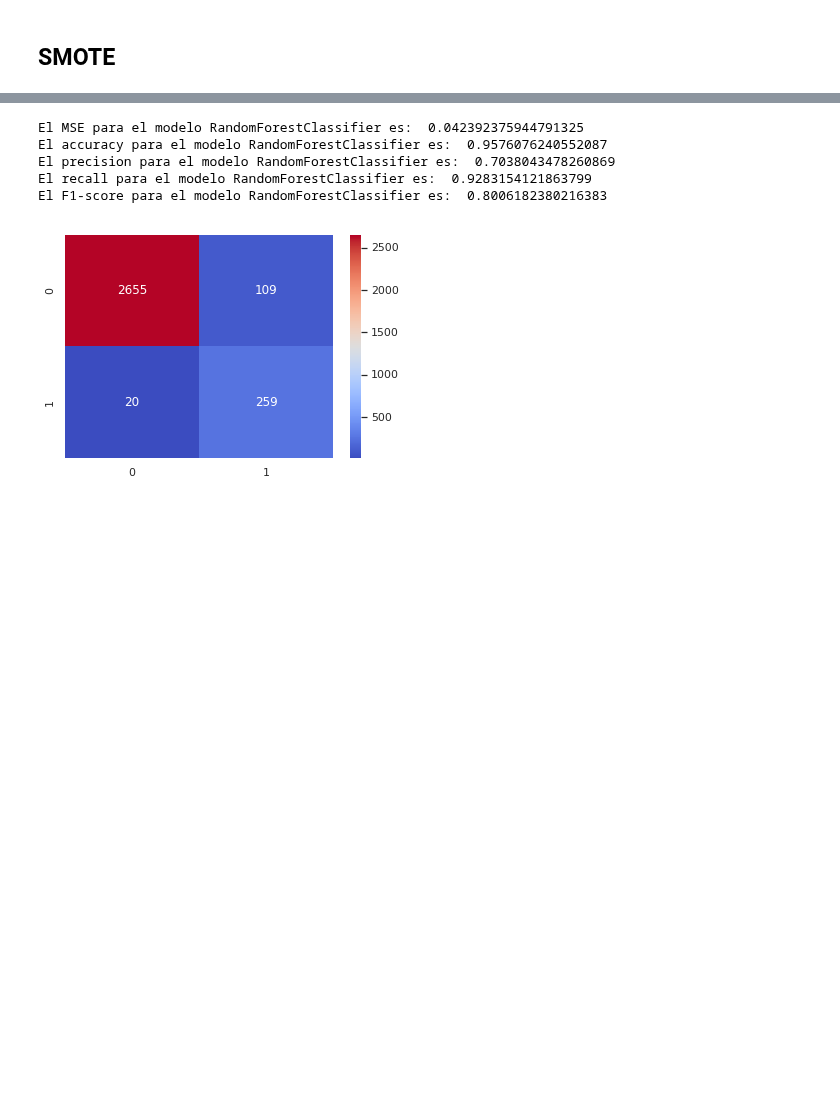
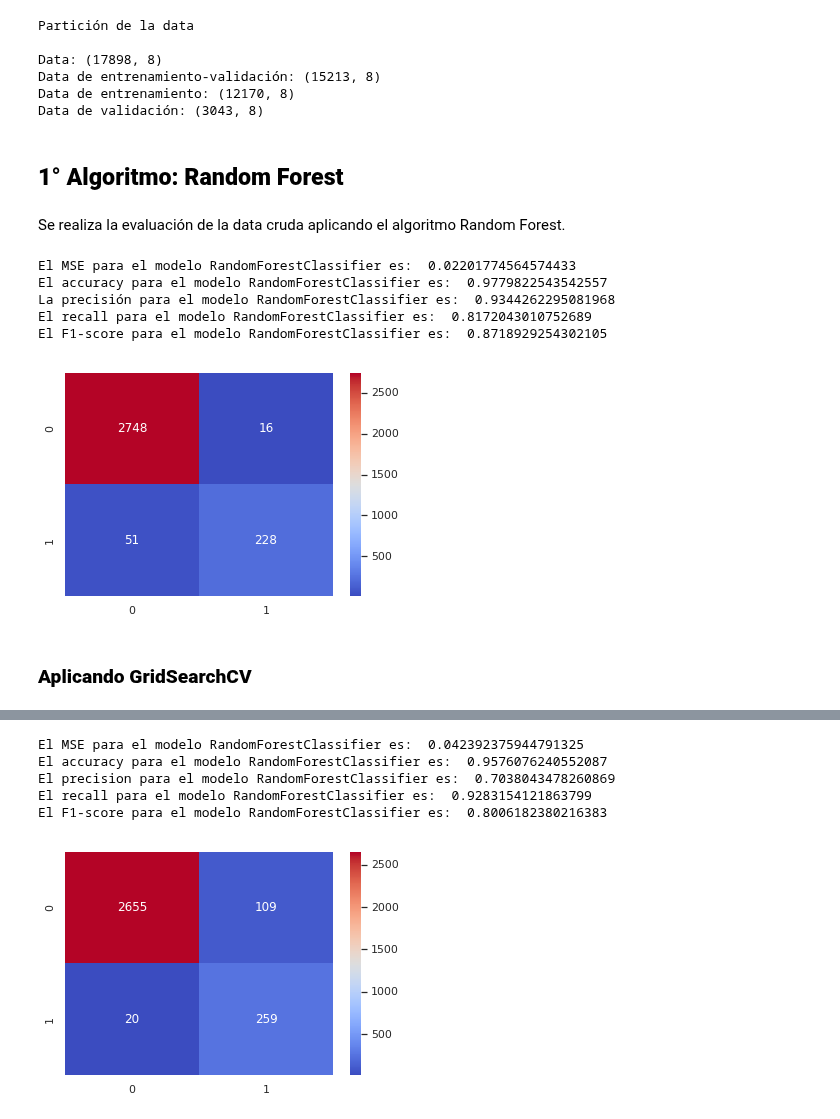
Before and after one commit to MrCycler/ML_PULSAR_CLASSIFICATION_PROJECT, a Jupyter notebook: APLICACION DE ALGORITMOS/Prueba_DataCruda.ipynb, the cells around one changed output, grey strips where cells are left out. Drawn from its saved outputs; the diff is of its cells as text; code cells hidden in the pictures; blank space fills up the shorter version.

Commit message:
Análisis de Data cruda aplicando Grid Search

```diff
--- a/APLICACION DE ALGORITMOS/Prueba_DataCruda.ipynb
+++ b/APLICACION DE ALGORITMOS/Prueba_DataCruda.ipynb
@@ -25,6 +20,7 @@ sns.set()
 try:
   #Caso en que se este usando jupyter notebooks
   data_pulsar = pd.read_csv('HTRU_2_con_header.csv')
+  head = ['mean_IP', 'std_IP','kurt_IP','skew_IP','mean_DM', 'std_DM','kurt_DM','skew_DM','is_pulsar']
 except:
   #Caso en que se use colab, cambiar directorio de acuerdo al drive
   dir_str ='drive/My Drive/CURSOS - MAESTRIA/APRENDIZAJE AUTOMÁTICO/MACHINE LEARNING - PROYECTO/ML_PULSAR_CLASSIFICATION_PROJECT/PREPROCESAMIENTO DE DATA/HTRU_2_sin_header.csv'
@@ -43,3 +48,17 @@ y = data_pulsar["is_pulsar"]
 
 X_trainval, X_test, y_trainval, y_test = train_test_split(X, y, test_size=0.15, random_state=0) #random_state = 0, para mantener la particion
 X_train, X_val, y_train, y_val = train_test_split(X_trainval, y_trainval, test_size=0.2, random_state=0)
+
+print("Partición de la data")
+print()
+print("Data:",X.shape)
+print("Data de entrenamiento-validación:",X_trainval.shape)
+print("Data de entrenamiento:",X_train.shape)
+print("Data de validación:",X_val.shape)
+# %% [output]
+Partición de la data
+
+Data: (17898, 8)
+Data de entrenamiento-validación: (15213, 8)
+Data de entrenamiento: (12170, 8)
+Data de validación: (3043, 8)
@@ -70,2 +65,20 @@ def eval_model(model, X_val, y_val):
-# %% [markdown]
-## SMOTE
+# %% [markdown]
+## **1° Algoritmo: Random Forest**
+# %% [markdown]
+Se realiza la evaluación de la data cruda aplicando el algoritmo Random Forest.
+# %%
+from sklearn.ensemble import RandomForestClassifier
+
+RF_model = RandomForestClassifier(n_estimators=100, max_depth=2, random_state=0)
+RF_model.fit(X_train, y_train)
+
+functions.eval_model(RF_model, X_val, y_val)
+# %% [output]
+El MSE para el modelo RandomForestClassifier es:  0.02201774564574433
+El accuracy para el modelo RandomForestClassifier es:  0.9779822543542557
+La precisión para el modelo RandomForestClassifier es:  0.9344262295081968
+El recall para el modelo RandomForestClassifier es:  0.8172043010752689
+El F1-score para el modelo RandomForestClassifier es:  0.8718929254302105
+[figure, added]
+# %% [markdown]
+### **Aplicando GridSearchCV**
```
Also changed, not shown: parts of 40 cells of this notebook.
